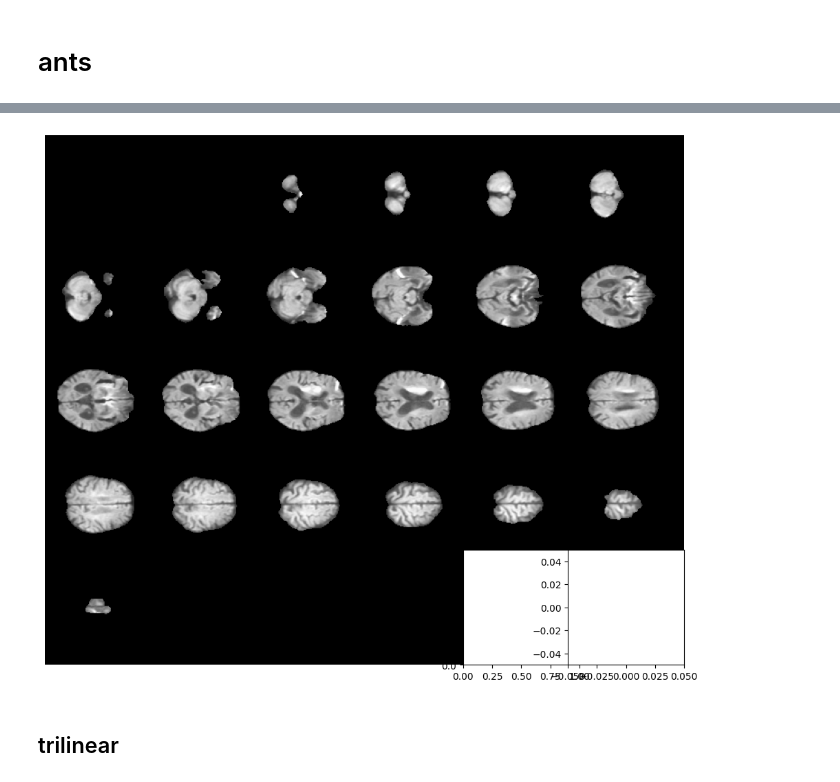
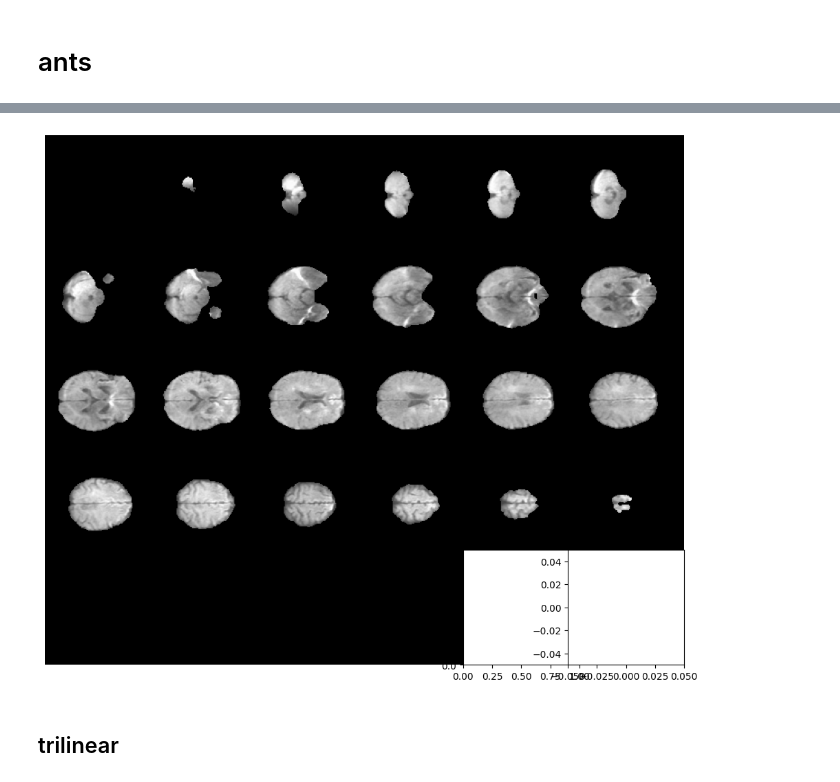
Before and after one commit to buehlpa/berne-cohort-data-pipeline, a Jupyter notebook: 5_0_comparison_of_final_image_tensors.ipynb, the cells around one changed output, grey strips where cells are left out. Cells and saved outputs as stored; diff of their text form; code cells hidden in the pictures.

```diff
--- a/5_0_comparison_of_final_image_tensors.ipynb
+++ b/5_0_comparison_of_final_image_tensors.ipynb
@@ -32,22 +29,22 @@ X_in =  np.array([data[key].tolist() for key in data.files])
 # %%
-patient_zero_slices = X_in[10, :, :, :]
+patient_zero_slices = X_in[11, :, :, :]
 rows, cols = 5, 6
 fig, axes = plt.subplots(rows, cols, figsize=(12, 10))
 
 # Plot each slice
 for i in range(rows * cols):
     if i < patient_zero_slices.shape[-1]:  # Ensure we don't exceed available slices
         ax = axes[i // cols, i % cols]
         ax.imshow(patient_zero_slices[:, :, i], cmap='gray')
         ax.set_xticks([])
         ax.set_yticks([])
         ax.set_frame_on(False)
 
 plt.subplots_adjust(wspace=-0.1, hspace=-0.1)
 plt.margins(0, 0)
 plt.show()
 # %% [output]
-[figure, old version]
+[figure, new version]
 # %% [markdown]
 ## trilinear
 # %%
```
Also changed, not shown: parts of 2 cells of this notebook, 1 other file.
